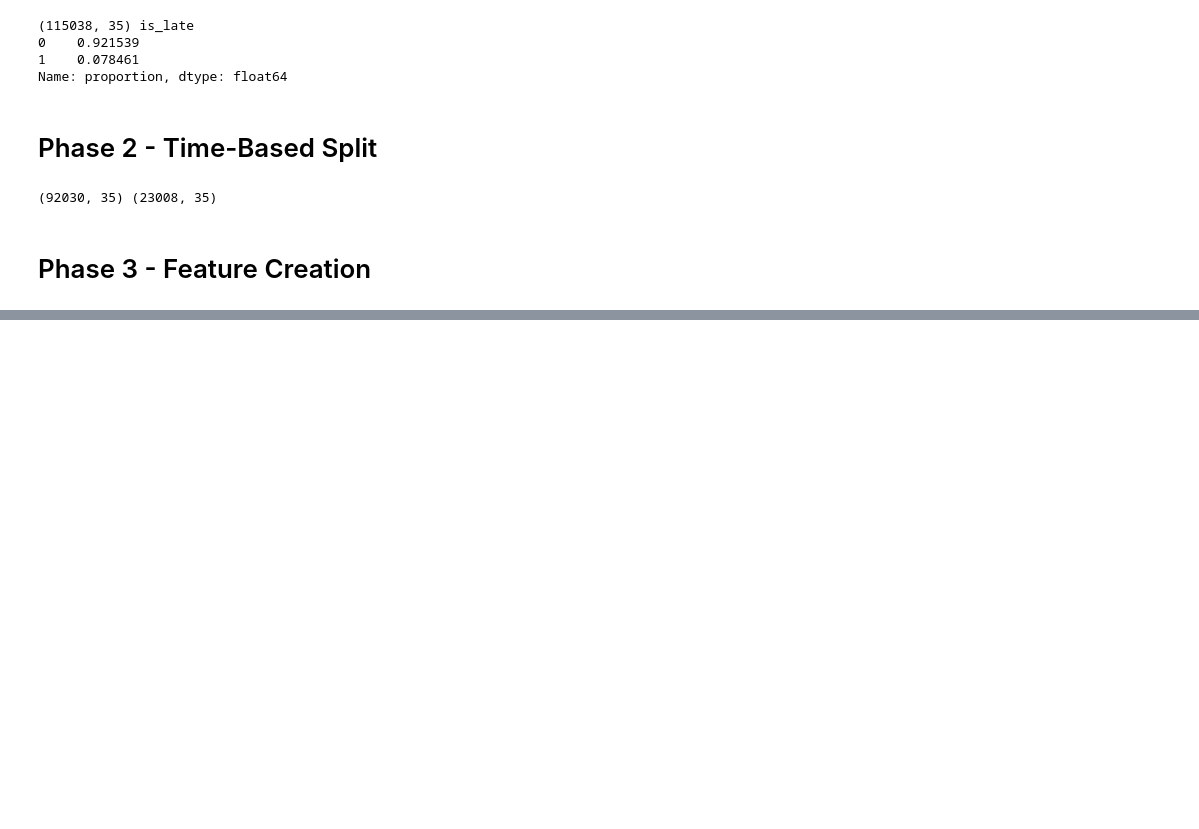
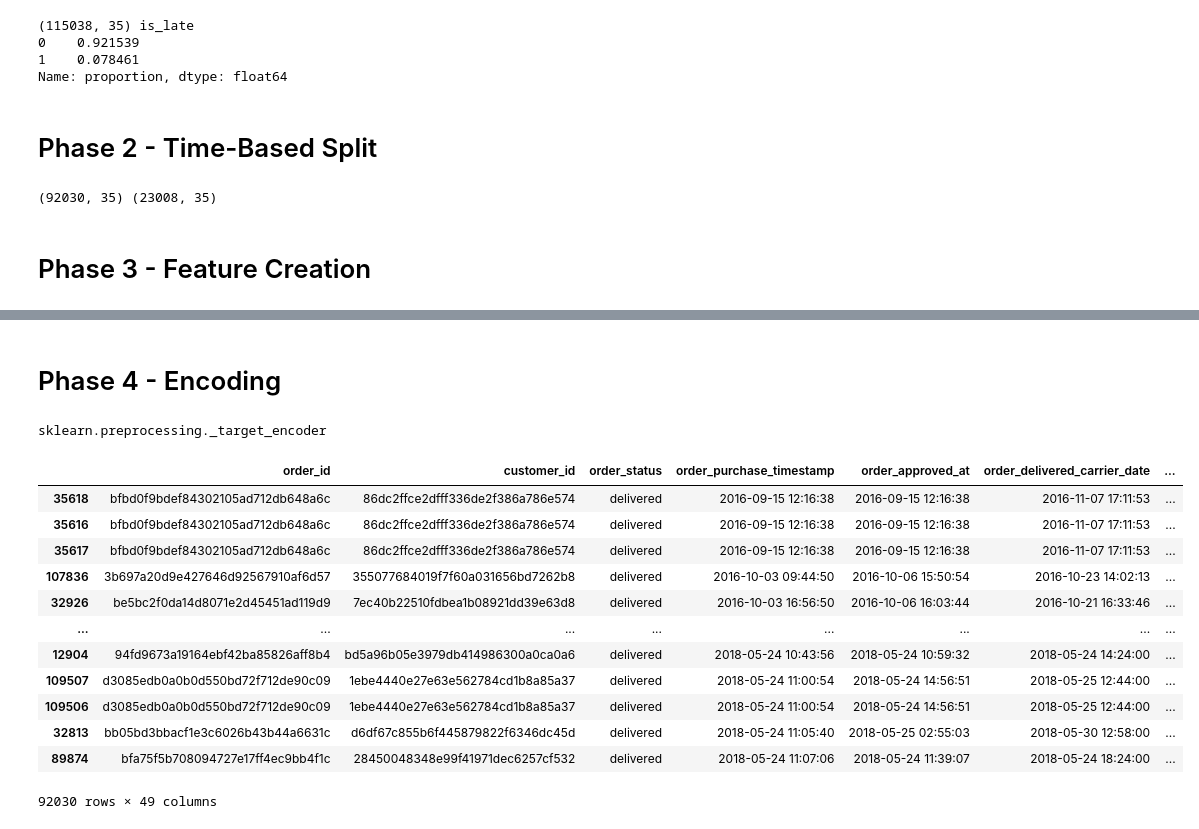
Before and after one commit to AliyarBhos/data-science-journey, a Jupyter notebook: 04_feature_engineering/olist_feature_engineering.ipynb, the cells around one changed output, grey strips where cells are left out. Drawn from its saved outputs; the diff is of its cells as text; code cells hidden in the pictures; blank space fills up the shorter version.

Commit message:
Working on Olist Feature Engineering -- Phase 4 - Encoding

```diff
--- a/04_feature_engineering/olist_feature_engineering.ipynb
+++ b/04_feature_engineering/olist_feature_engineering.ipynb
@@ -111,0 +119,32 @@ created_feature_count = len(['purchase_weekday', 'purchase'])
+# %% [markdown]
+# Phase 4 - Encoding
+# %%
+high_card_cols = ["product_category_name", "seller_state", "customer_state"]
+# %%
+encoder = TargetEncoder(target_type="binary", smooth=10, random_state=RANDOM_STATE)
+train[high_card_cols] = encoder.fit_transform(train[high_card_cols], train["is_late"])
+test[high_card_cols] = encoder.transform(test[high_card_cols])
+# %%
+print(TargetEncoder.__module__)
+# %% [output]
+sklearn.preprocessing._target_encoder
+# %%
+train = pd.get_dummies(train, columns=["payment_type"], prefix="pay", dummy_na=True)
+test = pd.get_dummies(test, columns=["payment_type"], prefix="pay", dummy_na=True)
+test = test.reindex(columns=train.columns, fill_value=0)
+# %%
+train
+# %% [output]
+|  | order_id | customer_id | order_status | order_purchase_timestamp | order_approved_at | order_delivered_carrier_date | ... |
+| 35618 | bfbd0f9bdef84302105ad712db648a6c | 86dc2ffce2dfff336de2f386a786e574 | delivered | 2016-09-15 12:16:38 | 2016-09-15 12:16:38 | 2016-11-07 17:11:53 | ... |
+| 35616 | bfbd0f9bdef84302105ad712db648a6c | 86dc2ffce2dfff336de2f386a786e574 | delivered | 2016-09-15 12:16:38 | 2016-09-15 12:16:38 | 2016-11-07 17:11:53 | ... |
+| 35617 | bfbd0f9bdef84302105ad712db648a6c | 86dc2ffce2dfff336de2f386a786e574 | delivered | 2016-09-15 12:16:38 | 2016-09-15 12:16:38 | 2016-11-07 17:11:53 | ... |
+| 107836 | 3b697a20d9e427646d92567910af6d57 | 355077684019f7f60a031656bd7262b8 | delivered | 2016-10-03 09:44:50 | 2016-10-06 15:50:54 | 2016-10-23 14:02:13 | ... |
+| 32926 | be5bc2f0da14d8071e2d45451ad119d9 | 7ec40b22510fdbea1b08921dd39e63d8 | delivered | 2016-10-03 16:56:50 | 2016-10-06 16:03:44 | 2016-10-21 16:33:46 | ... |
+| ... | ... | ... | ... | ... | ... | ... | ... |
+| 12904 | 94fd9673a19164ebf42ba85826aff8b4 | bd5a96b05e3979db414986300a0ca0a6 | delivered | 2018-05-24 10:43:56 | 2018-05-24 10:59:32 | 2018-05-24 14:24:00 | ... |
+| 109507 | d3085edb0a0b0d550bd72f712de90c09 | 1ebe4440e27e63e562784cd1b8a85a37 | delivered | 2018-05-24 11:00:54 | 2018-05-24 14:56:51 | 2018-05-25 12:44:00 | ... |
+| 109506 | d3085edb0a0b0d550bd72f712de90c09 | 1ebe4440e27e63e562784cd1b8a85a37 | delivered | 2018-05-24 11:00:54 | 2018-05-24 14:56:51 | 2018-05-25 12:44:00 | ... |
+| 32813 | bb05bd3bbacf1e3c6026b43b44a6631c | d6df67c855b6f445879822f6346dc45d | delivered | 2018-05-24 11:05:40 | 2018-05-25 02:55:03 | 2018-05-30 12:58:00 | ... |
+| 89874 | bfa75f5b708094727e17ff4ec9bb4f1c | 28450048348e99f41971dec6257cf532 | delivered | 2018-05-24 11:07:06 | 2018-05-24 11:39:07 | 2018-05-24 18:24:00 | ... |
+92030 rows × 49 columns
```
Also changed, not shown: parts of 2 cells of this notebook.
